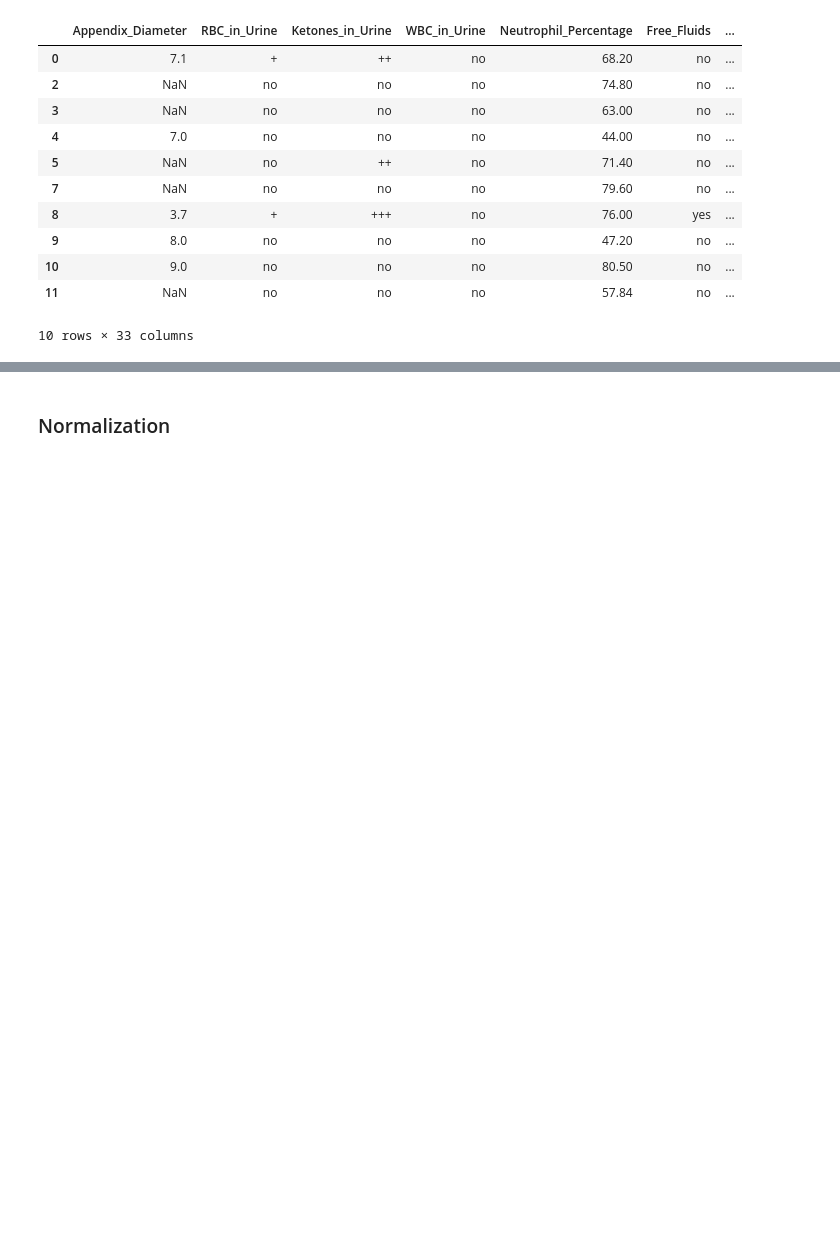
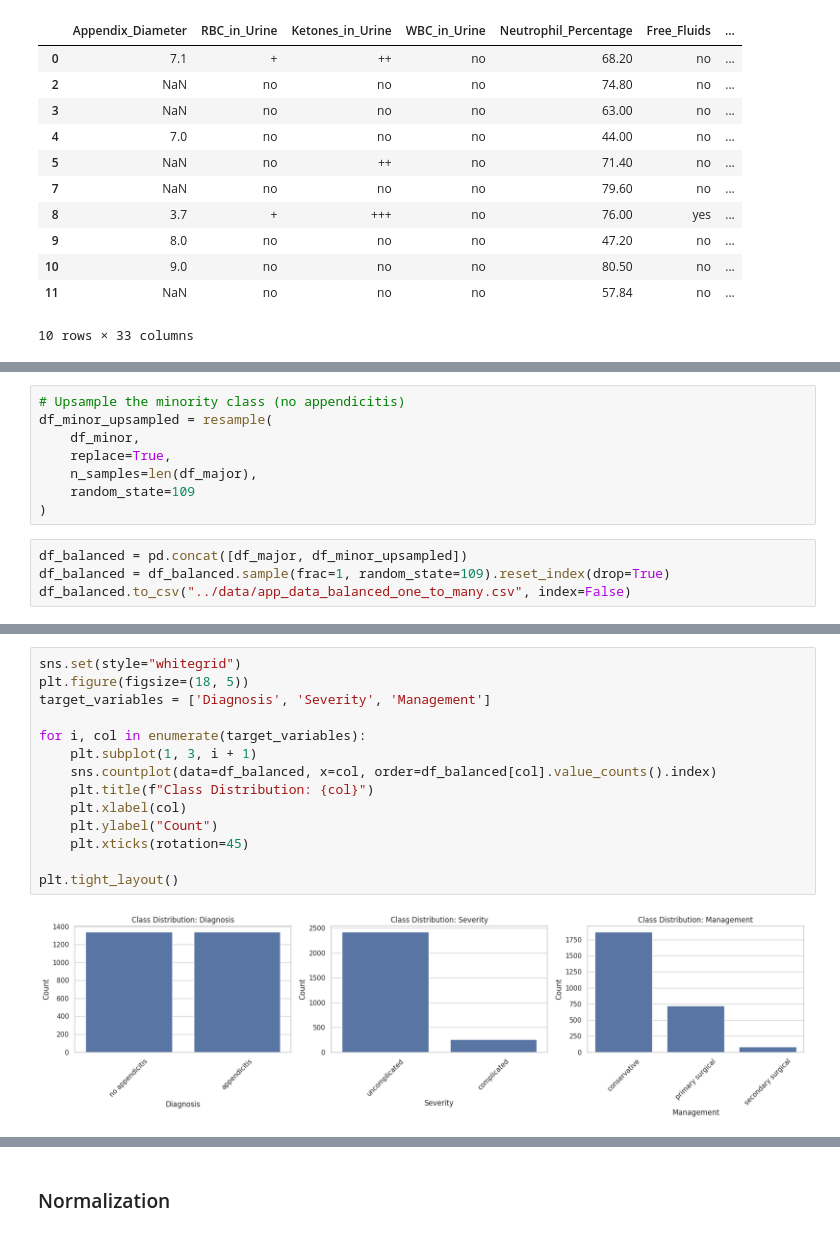
Before and after one commit to AlyssaMiaTaliotis/paediatric-apendicitis, a Jupyter notebook: notebooks/MS2.ipynb, the cells around one changed output, grey strips where cells are left out. Saved outputs shown, nothing was run; the diff lists cells and outputs as text; blank space fills up the shorter version.

```diff
--- a/notebooks/MS2.ipynb
+++ b/notebooks/MS2.ipynb
@@ -534,0 +568,12 @@ merged_df_one_to_one.head(10)
+# %%
+# Upsample the minority class (no appendicitis)
+df_minor_upsampled = resample(
+    df_minor,
+    replace=True,
+    n_samples=len(df_major),
+    random_state=109
+)
+# %%
+df_balanced = pd.concat([df_major, df_minor_upsampled])
+df_balanced = df_balanced.sample(frac=1, random_state=109).reset_index(drop=True)
+df_balanced.to_csv("../data/app_data_balanced_one_to_many.csv", index=False)
@@ -534,0 +589,16 @@ merged_df_one_to_one.head(10)
+# %%
+sns.set(style="whitegrid")
+plt.figure(figsize=(18, 5))
+target_variables = ['Diagnosis', 'Severity', 'Management']
+
+for i, col in enumerate(target_variables):
+    plt.subplot(1, 3, i + 1)
+    sns.countplot(data=df_balanced, x=col, order=df_balanced[col].value_counts().index)
+    plt.title(f"Class Distribution: {col}")
+    plt.xlabel(col)
+    plt.ylabel("Count")
+    plt.xticks(rotation=45)
+
+plt.tight_layout()
+# %% [output]
+[figure, added]
```
Also changed, not shown: parts of 22 cells of this notebook.
